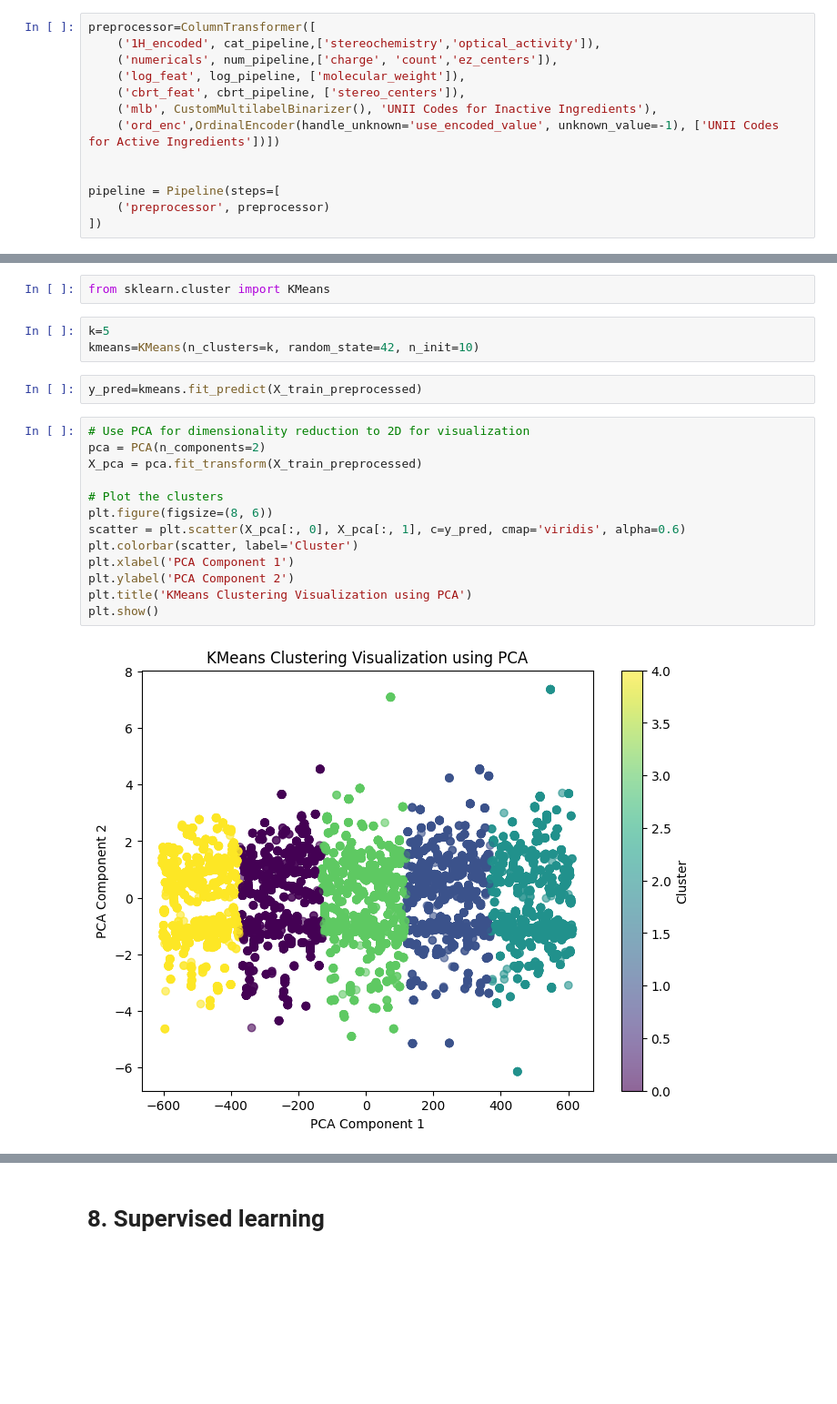
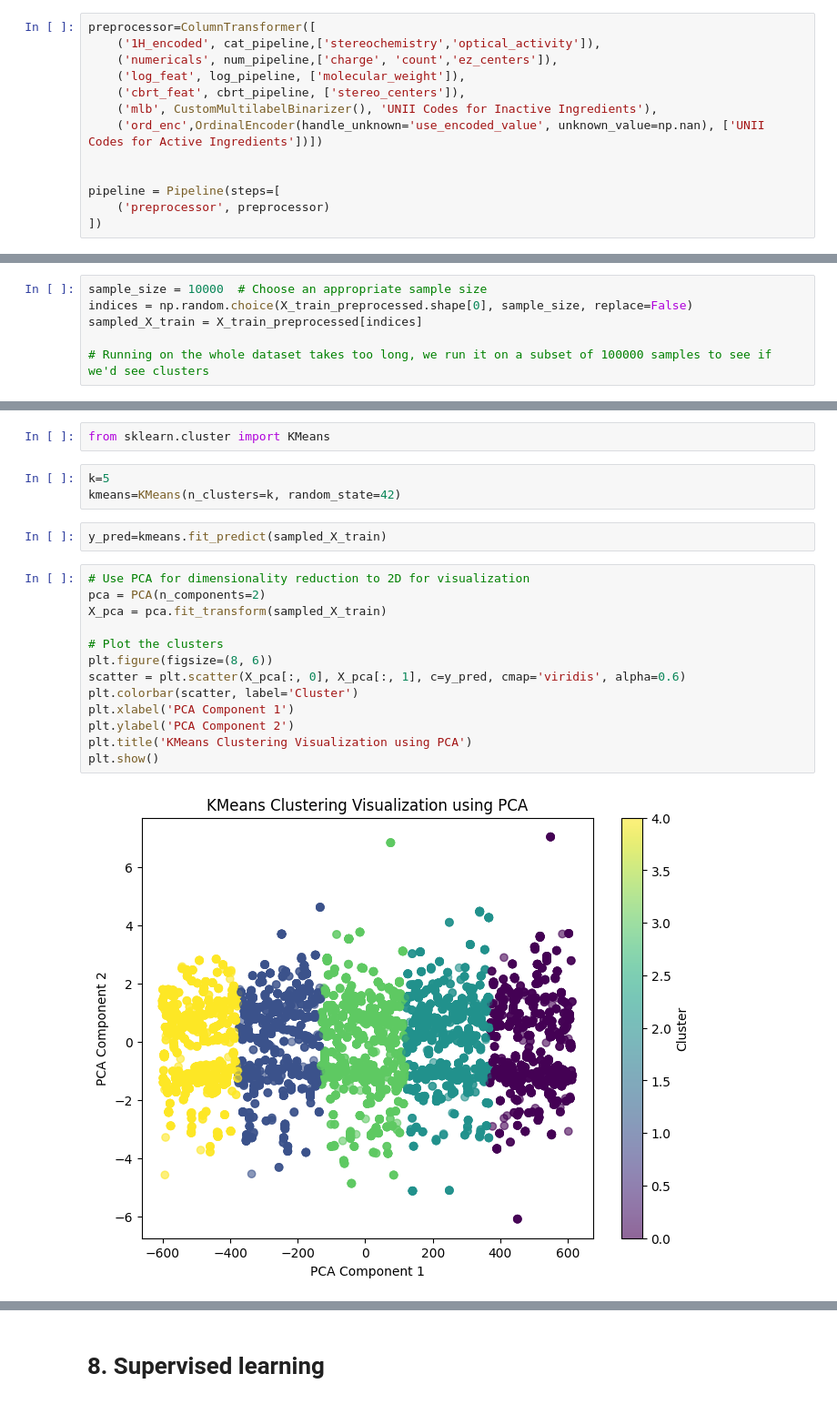
Before and after one commit to LaraN01/DrugData_AdverseEvents, a Jupyter notebook: Notebook_4_models.ipynb, the cells around one changed output, grey strips where cells are left out. Shown at 91% size. Cells and saved outputs as stored; diff of their text form; blank space fills up the shorter version.

```diff
--- a/Notebook_4_models.ipynb
+++ b/Notebook_4_models.ipynb
@@ -301,7 +304,7 @@ preprocessor=ColumnTransformer([
     ('log_feat', log_pipeline, ['molecular_weight']),
     ('cbrt_feat', cbrt_pipeline, ['stereo_centers']),
     ('mlb', CustomMultilabelBinarizer(), 'UNII Codes for Inactive Ingredients'),
-    ('ord_enc',OrdinalEncoder(handle_unknown='use_encoded_value', unknown_value=-1), ['UNII Codes for Active Ingredients'])])
+    ('ord_enc',OrdinalEncoder(handle_unknown='use_encoded_value', unknown_value=np.nan), ['UNII Codes for Active Ingredients'])])
 
 
 pipeline = Pipeline(steps=[
@@ -402,6 +425,12 @@ num_cores = multiprocessing.cpu_count()
 print(f"Number of available CPU cores: {num_cores}")
 # %% [output]
 Number of available CPU cores: 96
+# %%
+sample_size = 10000  # Choose an appropriate sample size
+indices = np.random.choice(X_train_preprocessed.shape[0], sample_size, replace=False)
+sampled_X_train = X_train_preprocessed[indices]
+
+# Running on the whole dataset takes too long, we run it on a subset of 100000 samples to see if we'd see clusters
 # %%
 # Parameters for different t-SNE runs
 # params = [
@@ -581,21 +608,21 @@ The LLE representation shows that the algorithm has compressed the data into a t
 from sklearn.cluster import KMeans
 # %%
 k=5
-kmeans=KMeans(n_clusters=k, random_state=42, n_init=10)
+kmeans=KMeans(n_clusters=k, random_state=42)
 # %%
-y_pred=kmeans.fit_predict(X_train_preprocessed)
+y_pred=kmeans.fit_predict(sampled_X_train)
 # %%
 # Use PCA for dimensionality reduction to 2D for visualization
 pca = PCA(n_components=2)
-X_pca = pca.fit_transform(X_train_preprocessed)
+X_pca = pca.fit_transform(sampled_X_train)
 
 # Plot the clusters
 plt.figure(figsize=(8, 6))
 scatter = plt.scatter(X_pca[:, 0], X_pca[:, 1], c=y_pred, cmap='viridis', alpha=0.6)
 plt.colorbar(scatter, label='Cluster')
 plt.xlabel('PCA Component 1')
 plt.ylabel('PCA Component 2')
 plt.title('KMeans Clustering Visualization using PCA')
 plt.show()
 # %% [output]
-[figure, old version]
+[figure, new version]
```
Also changed, not shown: parts of 56 cells of this notebook.
